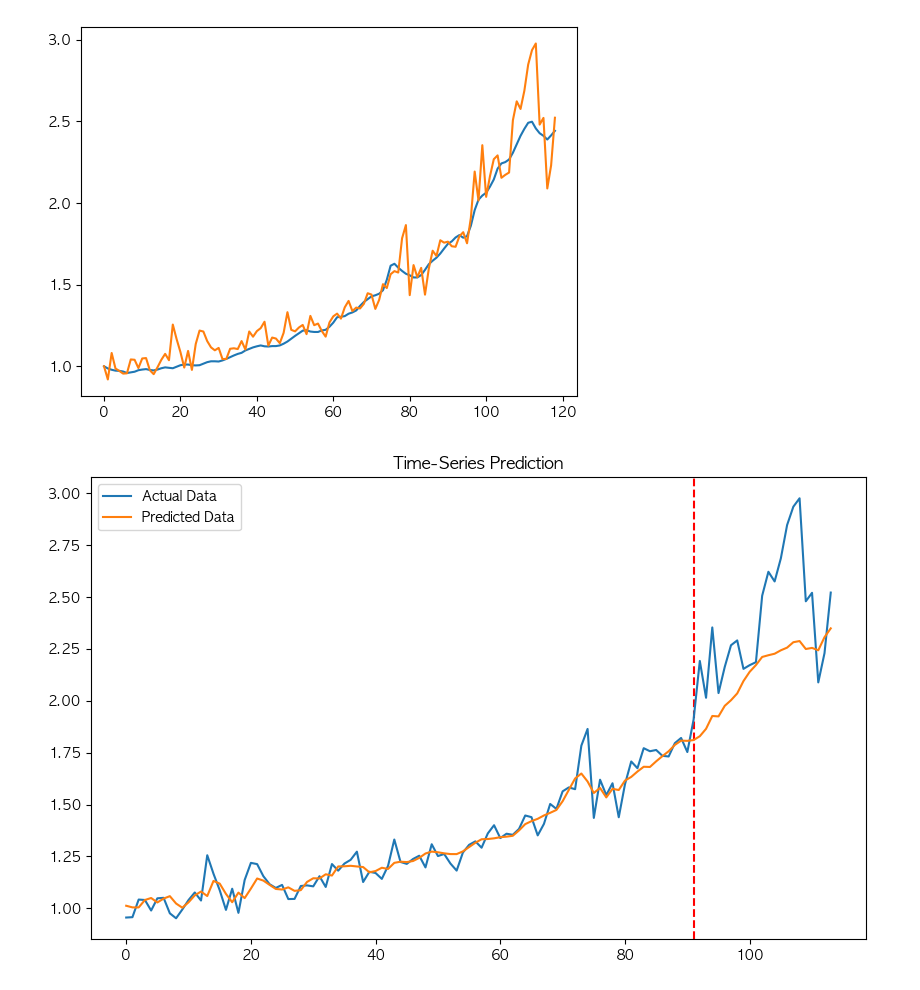
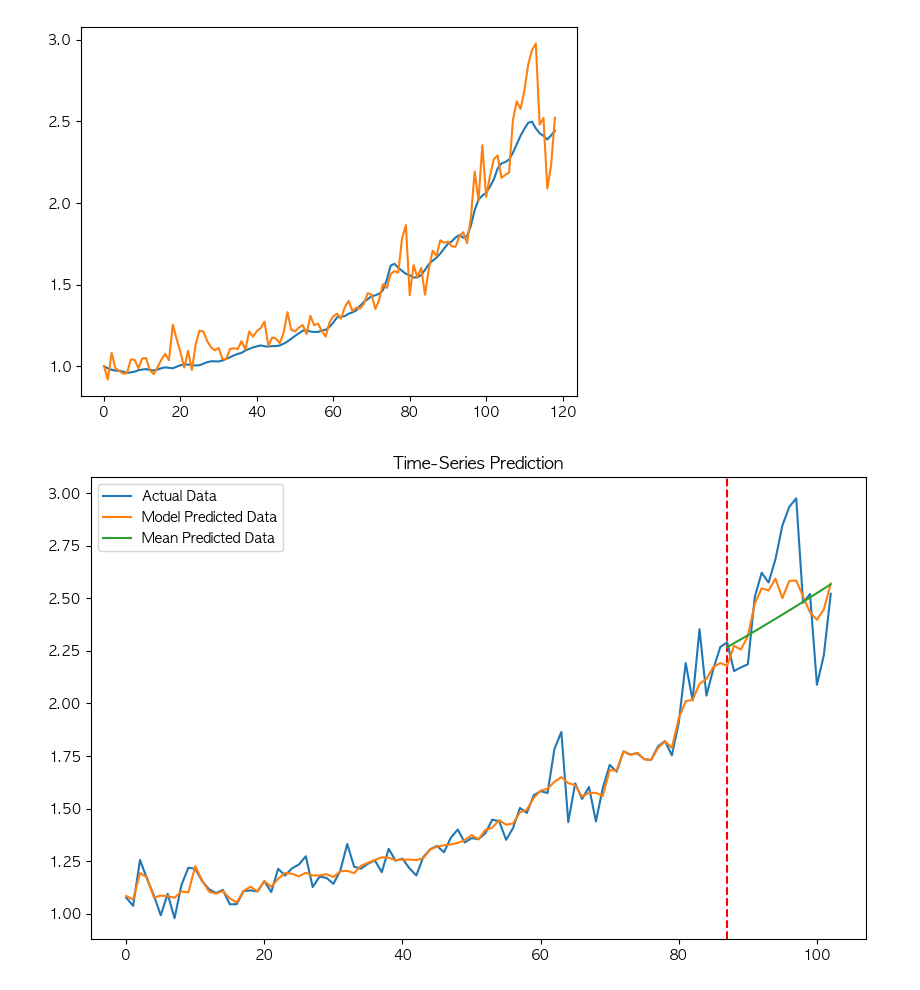
Before and after one commit to CHOyunshin/QAOA_realestate, a Jupyter notebook: Experiment/MHG/3. LSTM_Prediction.ipynb, the cells around one changed output. Drawn from its saved outputs; the diff is of its cells as text; code cells hidden in the pictures.

```diff
--- a/Experiment/MHG/3. LSTM_Prediction.ipynb
+++ b/Experiment/MHG/3. LSTM_Prediction.ipynb
@@ -82,13 +82,13 @@ def MAE(y_true,y_pred):
 def R_square(y_true,y_pred):
     return 1-np.linalg.norm(y_true-y_pred)**2/np.linalg.norm(y_true-np.mean(y_true))**2
 
-def k_lookback(y,look_back=5):
+def k_lookback(y, look_back_range=5,look_back_end=0):
     n = len(y)
     y = np.asarray(y)
-    y_lb = pd.DataFrame(y[look_back:])
-    for i in range(1,look_back):
-        y_lb[i] = np.asarray(y)[look_back-i:n-i]
-    return y_lb.iloc[:,1:].values
+    y_lb = pd.DataFrame()
+    for i in range(look_back_range):
+        y_lb[i] = np.asarray(y)[look_back_range-i:n-look_back_end-i]
+    return y_lb.values
 # %%
 X1 = pd.read_csv("data/Preprocessed_Data/X1.csv",index_col="Unnamed: 0")
 y = pd.read_csv("data/Preprocessed_Data/Y.csv")
@@ -253,6 +248,9 @@ plt.plot(range(n),y_cumlative)
 plt.show()
 # %% [output]
 [figure]
+# %%
+X_cumlative = [np.exp(sum(np.log(1+X1.iloc[:i,1]))) for i in range(len(X1))]
+y_cumlative = [np.exp(sum(np.log(1+y.iloc[:i,1]))) for i in range(len(X1))]
 # %%
 X_data = X_cumlative
 y_data = y_cumlative
@@ -260,24 +258,26 @@ y_data = y_cumlative
 num_epochs = 3000 #1000 epochs
 learning_rate = 0.001 #0.001 lr
 
-look_back = 5
-input_size = look_back-1 #number of features
-hidden_size = 40 #number of features in hidden state
+look_back_end = 6
+look_back = 10
+input_size = look_back #number of features
+hidden_size = 60 #number of features in hidden state
 num_layers = 1 #number of stacked lstm layers
 
 num_classes = 1 #number of output classes
 device = torch.device("cpu")
 
-window = 6
-ratio = 0.8
+window = 10
+ratio = 0.85
 # %%
-X_df = np.array([[i,j] for i,j in zip(k_lookback(y_data ,look_back=look_back),k_lookback(X_data ,look_back))])
+X_df = np.array([[i,j] for i,j in zip(k_lookback(y_data ,look_back_range=look_back,look_back_end = look_back_end),k_lookback(X_data ,look_back_range= look_back,look_back_end = 0)[look_back_end:])])
 train_split = int(ratio*len(X_df))
 
 X_train = X_df[:train_split,:]
 X_test = X_df[train_split:,:]
-y_train = np.array(y_data)[look_back:train_split+look_back]
-y_test = np.array(y_data)[train_split+look_back:]
+y_df = np.array(y_data)[look_back+look_back_end:n]
+y_train = y_df[:train_split]
+y_test = y_df[train_split:]
 
 X_train_tensors_final = Variable(torch.Tensor(X_train))
 X_test_tensors_final = Variable(torch.Tensor(X_test))
@@ -298,15 +298,17 @@ for epoch in range(num_epochs):
 # %%
 train_predict = lstm1(X_train_tensors_final.to(device)).detach().numpy()#forward pass
 test_predict = lstm1(X_test_tensors_final.to(device)).detach().numpy()#forward pass
 data_predict = np.concatenate([train_predict.reshape(-1),test_predict.reshape(-1)])
 dataY_plot = np.concatenate([y_train_tensors.numpy(),y_test_tensors.numpy()])
+y_mean = [None for i in range(len(y_train))]+[y_train[-1]*(1+np.mean(y.iloc[:train_split,1]))**i for i in range(len(y_test))]
 
 plt.figure(figsize=(10,6)) #plotting
 plt.axvline(x=train_split, c='r', linestyle='--') #size of the training set
 plt.plot(dataY_plot, label='Actual Data') #actual plot
-plt.plot(data_predict, label='Predicted Data') #predicted plot
+plt.plot(data_predict, label='Model Predicted Data') #predicted plot
+plt.plot(y_mean, label='Mean Predicted Data') #predicted plot
 plt.title('Time-Series Prediction')
 plt.legend()
 plt.show()
 # %% [output]
-[figure, old version]
+[figure, new version]
```
Also changed, not shown: parts of 8 cells of this notebook, 6 other files.
